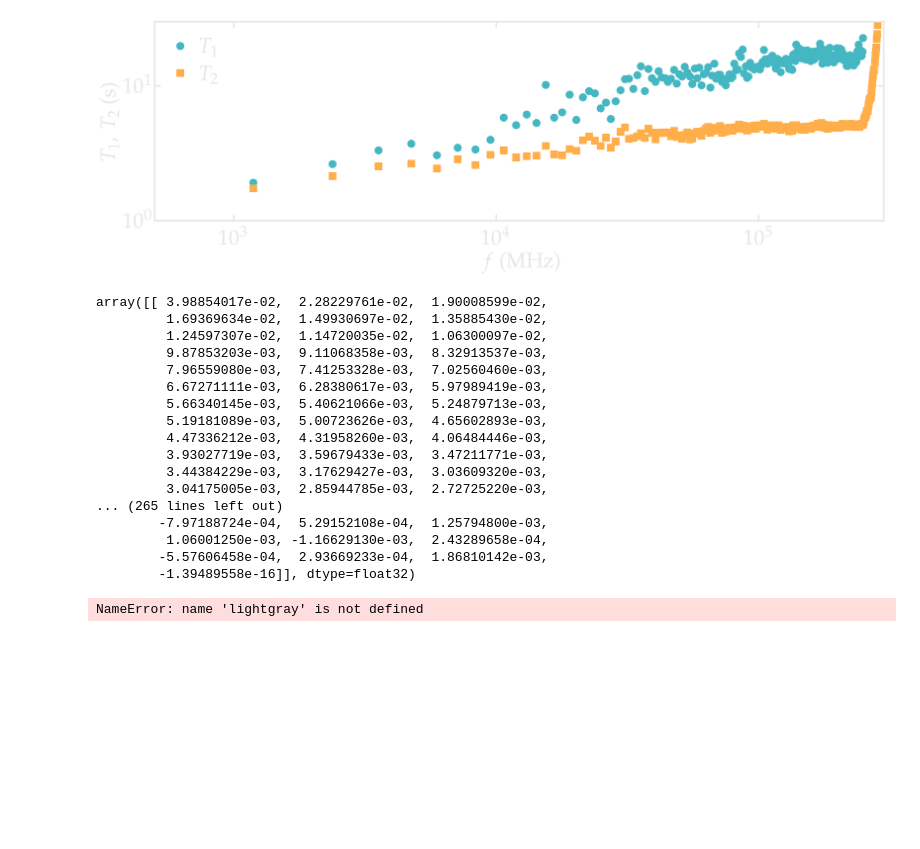
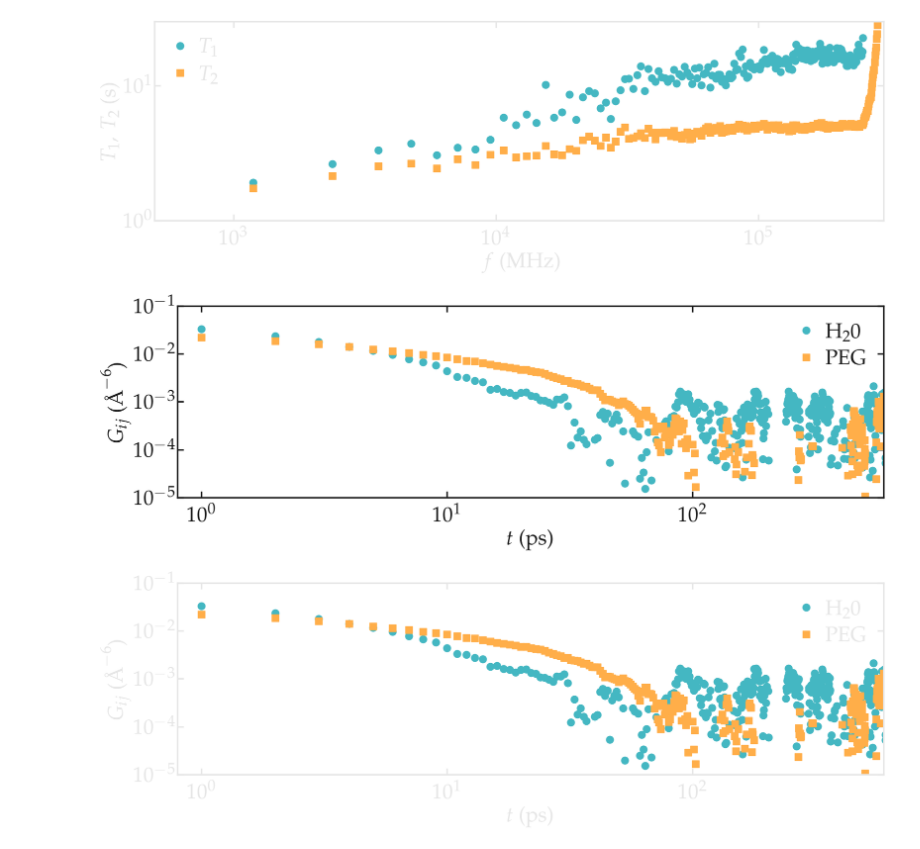
Before and after one commit to simongravelle/nmrformd, a Jupyter notebook: examples/tutorials/isotropic-systems.ipynb, the cells around one changed output. Cells and saved outputs as stored; diff of their text form; code cells hidden in the pictures; blank space fills up the shorter version.

```diff
--- a/examples/tutorials/isotropic-systems.ipynb
+++ b/examples/tutorials/isotropic-systems.ipynb
@@ -65,36 +65,21 @@ nmr_H2O_intra = nmrmd.NMR(u, atom_group = H_H2O, type_analysis="intra_molecular"
 nmr_PEG_intra = nmrmd.NMR(u, atom_group = H_PEG, type_analysis="intra_molecular", number_i=40)
 # %%
 t = nmr_PEG_intra.t
+G_intra_H2O = nmr_H2O_intra.gij[0]
+G_intra_PEG = nmr_PEG_intra.gij[0]
 # %%
-nmr_PEG_intra.gij
+filename = "Gintra"
+for mode, mygray in zip(['light', 'dark'], [colors["mylightgray"], colors["mydarkgray"]]):
+    fig = plt.figure(figsize=(18,6))
+    ax, n, l_tot, c_tot = [], 0, 1, 1
+    n += 1
+    ax.append(plt.subplot(l_tot, c_tot, n))
+    ax[-1].loglog(t, G_intra_H2O, 'o', color=colors["mycyan"], markersize = 12, linewidth=4, label=r'H$_2$0')
+    ax[-1].loglog(t, G_intra_PEG, 's', color=colors["myorange"], markersize = 12, linewidth=4, label=r'PEG')
+    complete_panel(ax[-1], r'$t$ (ps)', r'$G_{ij}$ ($\mathrm{\AA}^{-6}$)', legend=True, axis_color=mygray, xpad=15)
+    set_boundaries(plt, x_boundaries=(0.8, 6e2), y_boundaries=(1e-5, 0.1)) # x_ticks=np.arange(-1, 0.2, 0.2)
+    # add_subplotlabels(fig, ax, ["a", "b"], color=mygray)
+    save_figure(fig, mode, git_path, path_figures, filename)
 # %% [output]
-array([[ 3.98854017e-02,  2.28229761e-02,  1.90008599e-02,
-         1.69369634e-02,  1.49930697e-02,  1.35885430e-02,
-         1.24597307e-02,  1.14720035e-02,  1.06300097e-02,
-         9.87853203e-03,  9.11068358e-03,  8.32913537e-03,
-         7.96559080e-03,  7.41253328e-03,  7.02560460e-03,
-         6.67271111e-03,  6.28380617e-03,  5.97989419e-03,
-         5.66340145e-03,  5.40621066e-03,  5.24879713e-03,
-         5.19181089e-03,  5.00723626e-03,  4.65602893e-03,
-         4.47336212e-03,  4.31958260e-03,  4.06484446e-03,
-         3.93027719e-03,  3.59679433e-03,  3.47211771e-03,
-         3.44384229e-03,  3.17629427e-03,  3.03609320e-03,
-         3.04175005e-03,  2.85944785e-03,  2.72725220e-03,
-... (265 lines left out)
-        -7.97188724e-04,  5.29152108e-04,  1.25794800e-03,
-         1.06001250e-03, -1.16629130e-03,  2.43289658e-04,
-        -5.57606458e-04,  2.93669233e-04,  1.86810142e-03,
-        -1.39489558e-16]], dtype=float32)
+[figure, added]
+[figure, added]
-# %%
-# Correlation function
-for mode, mygray, edge, myblue in zip(['light', 'dark'], [lightgray, darkgray], [black, white], [myblue_light, myblue_dark]):
-    fig = plt.figure(figsize=(16, 8))
-    ax1 = fig.add_subplot(111)
-    ax1.loglog(t, gij_PEG, 's', markersize=msize, markeredgecolor=edge, markeredgewidth=0.2, color=myred, label=r'PEG')
-    ax1.loglog(t, gij_H2O, 'o', markersize=msize, markeredgecolor=edge, markeredgewidth=0.2, color=myblue, label=r'H2O')
-    figure_improvement(ax1, mygray, font, fontsize,
-                       xlabel=r"$t$ (ps)", ylabel=r'$G^{(0)} (t) / G^{(0)} (0)$',
-                       xlim=(1, 2e3), ylim=(1e-5, 0.1))
-    save_figure(plt, fig, mode, name='tutorials/polymer-in-water/Gij', save=True)
-# %% [output]
-NameError: name 'lightgray' is not defined
```
Also changed, not shown: 3 other files.
